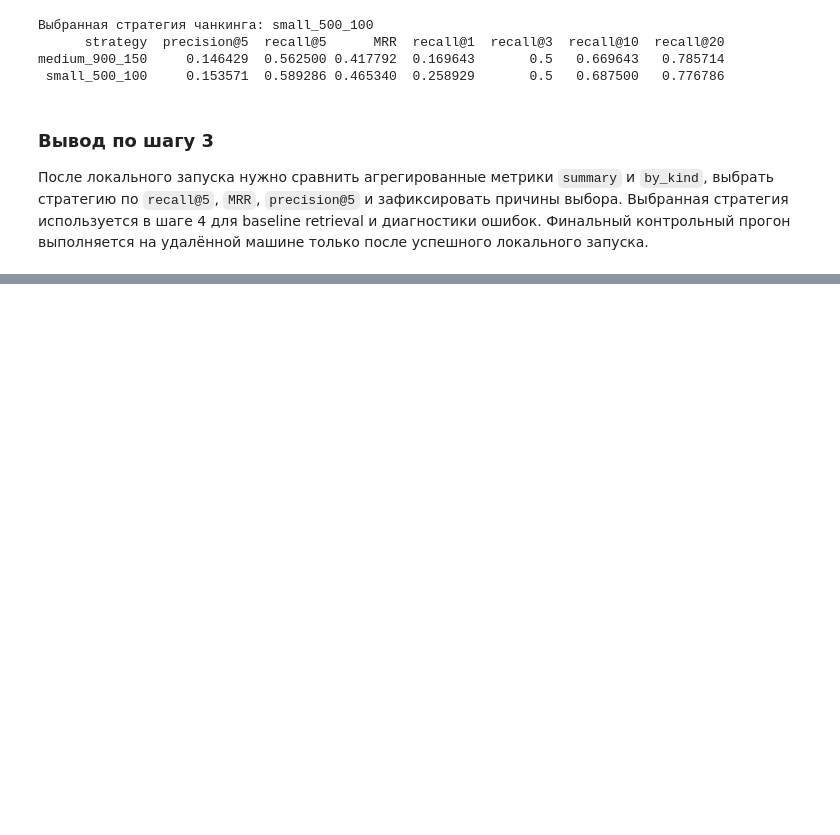
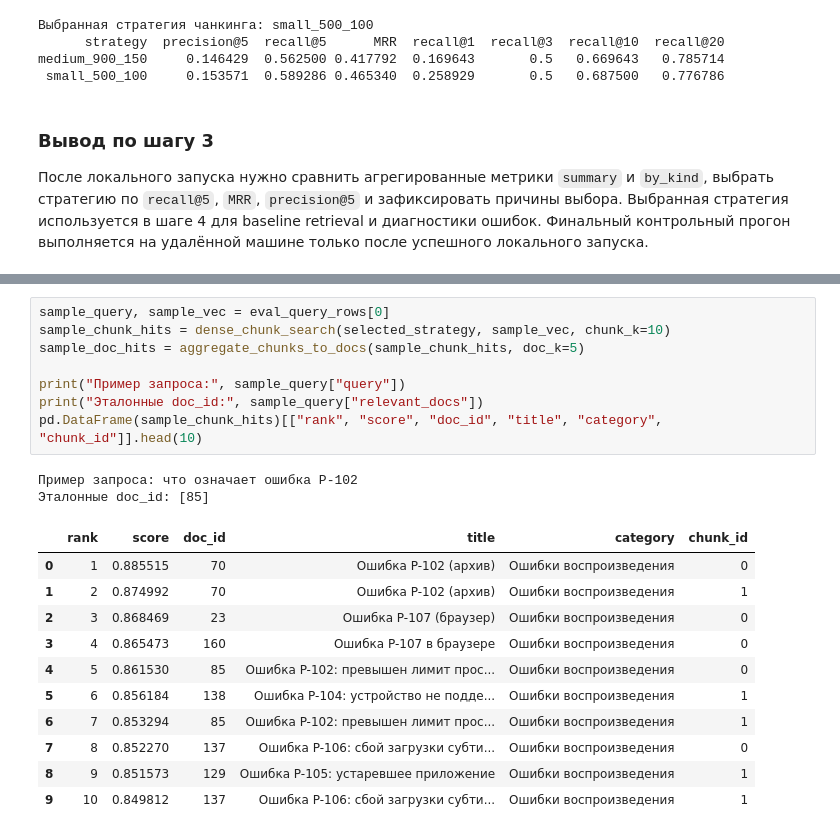
Before and after one commit to IlyaEmelin/ai-agent.rag-system2, a Jupyter notebook: filmoskop_rag.ipynb, the cells around one changed output, grey strips where cells are left out. Saved outputs shown, nothing was run; the diff lists cells and outputs as text; blank space fills up the shorter version.

```diff
--- a/filmoskop_rag.ipynb
+++ b/filmoskop_rag.ipynb
@@ -392,0 +584,22 @@ medium_900_150     0.146429  0.562500 0.417792  0.169643       0.5   0.669643
+# %%
+sample_query, sample_vec = eval_query_rows[0]
+sample_chunk_hits = dense_chunk_search(selected_strategy, sample_vec, chunk_k=10)
+sample_doc_hits = aggregate_chunks_to_docs(sample_chunk_hits, doc_k=5)
+
+print("Пример запроса:", sample_query["query"])
+print("Эталонные doc_id:", sample_query["relevant_docs"])
+pd.DataFrame(sample_chunk_hits)[["rank", "score", "doc_id", "title", "category", "chunk_id"]].head(10)
+# %% [output]
+Пример запроса: что означает ошибка P-102
+Эталонные doc_id: [85]
+|  | rank | score | doc_id | title | category | chunk_id |
+| 0 | 1 | 0.885515 | 70 | Ошибка P-102 (архив) | Ошибки воспроизведения | 0 |
+| 1 | 2 | 0.874992 | 70 | Ошибка P-102 (архив) | Ошибки воспроизведения | 1 |
+| 2 | 3 | 0.868469 | 23 | Ошибка P-107 (браузер) | Ошибки воспроизведения | 0 |
+| 3 | 4 | 0.865473 | 160 | Ошибка P-107 в браузере | Ошибки воспроизведения | 0 |
+| 4 | 5 | 0.861530 | 85 | Ошибка P-102: превышен лимит прос... | Ошибки воспроизведения | 0 |
+| 5 | 6 | 0.856184 | 138 | Ошибка P-104: устройство не подде... | Ошибки воспроизведения | 1 |
+| 6 | 7 | 0.853294 | 85 | Ошибка P-102: превышен лимит прос... | Ошибки воспроизведения | 1 |
+| 7 | 8 | 0.852270 | 137 | Ошибка P-106: сбой загрузки субти... | Ошибки воспроизведения | 0 |
+| 8 | 9 | 0.851573 | 129 | Ошибка P-105: устаревшее приложение | Ошибки воспроизведения | 1 |
+| 9 | 10 | 0.849812 | 137 | Ошибка P-106: сбой загрузки субти... | Ошибки воспроизведения | 1 |
```
Also changed, not shown: parts of 11 cells of this notebook, 1 other file.
